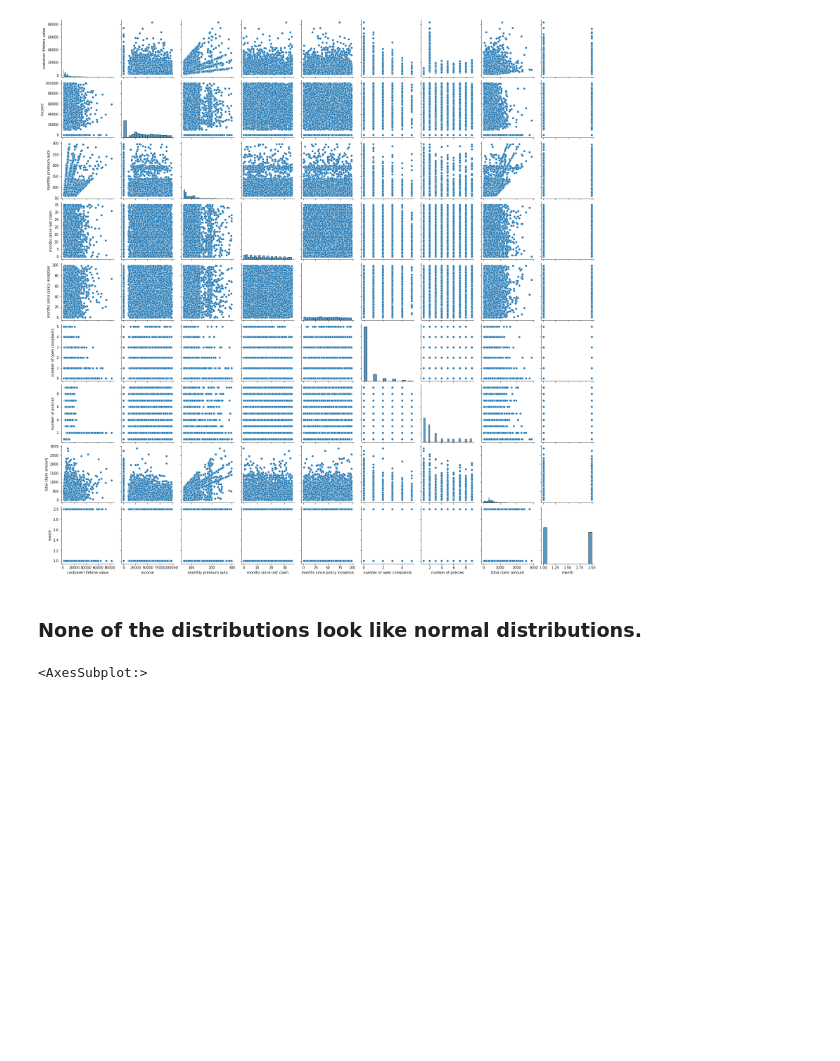
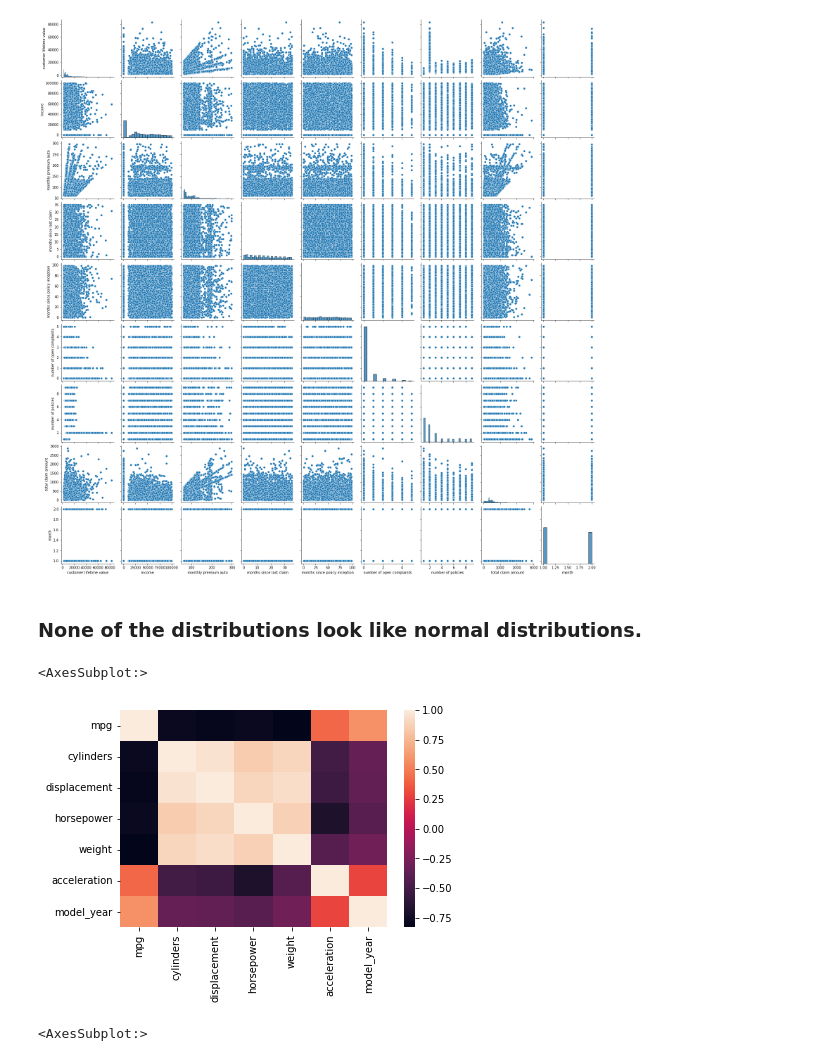
Before and after one commit to yanhildebrand/Ironhack_Data_Analytics_Labs, a Jupyter notebook: Week_2/Week2_2023.06.07_Lab1_plt_sns.ipynb, the cells around one changed output. Cells and saved outputs as stored; diff of their text form; code cells hidden in the pictures; blank space fills up the shorter version.

```diff
--- a/Week_2/Week2_2023.06.07_Lab1_plt_sns.ipynb
+++ b/Week_2/Week2_2023.06.07_Lab1_plt_sns.ipynb
@@ -79,3 +69,15 @@ sns.pairplot(dfNumeric)
 [figure]
 # %% [markdown]
 ### None of the distributions look like normal distributions.
+# %%
+# load the Auto dataset
+auto_df = sns.load_dataset('mpg')
+
+# calculate the correlation matrix on the numeric columns
+corr = auto_df.select_dtypes('number').corr()
+
+# plot the heatmap
+sns.heatmap(corr)
+# %% [output]
+<AxesSubplot:>
+[figure, added]
```
Also changed, not shown: parts of 4 cells of this notebook, 11 other files.
